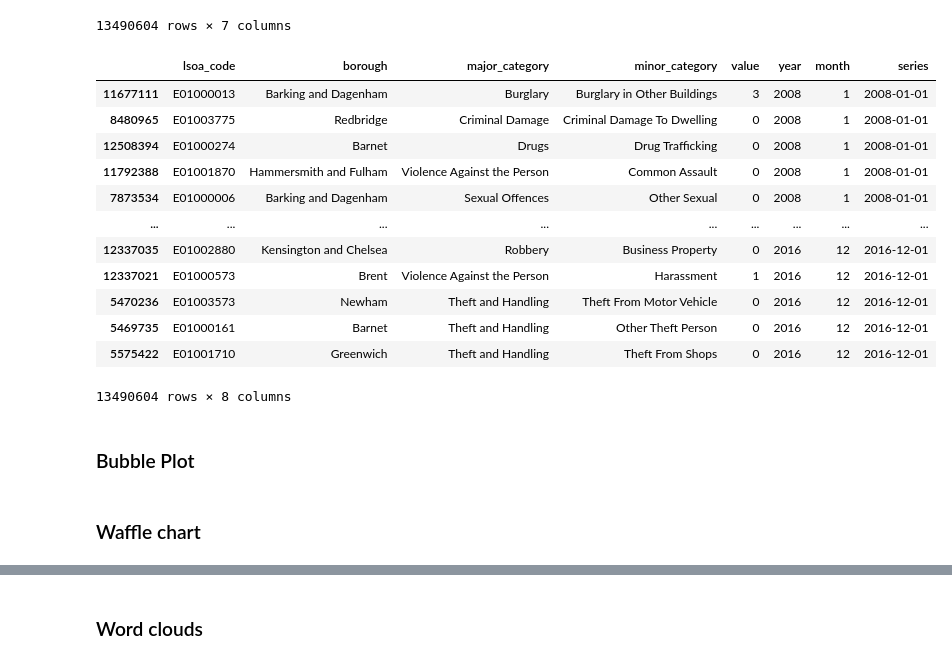
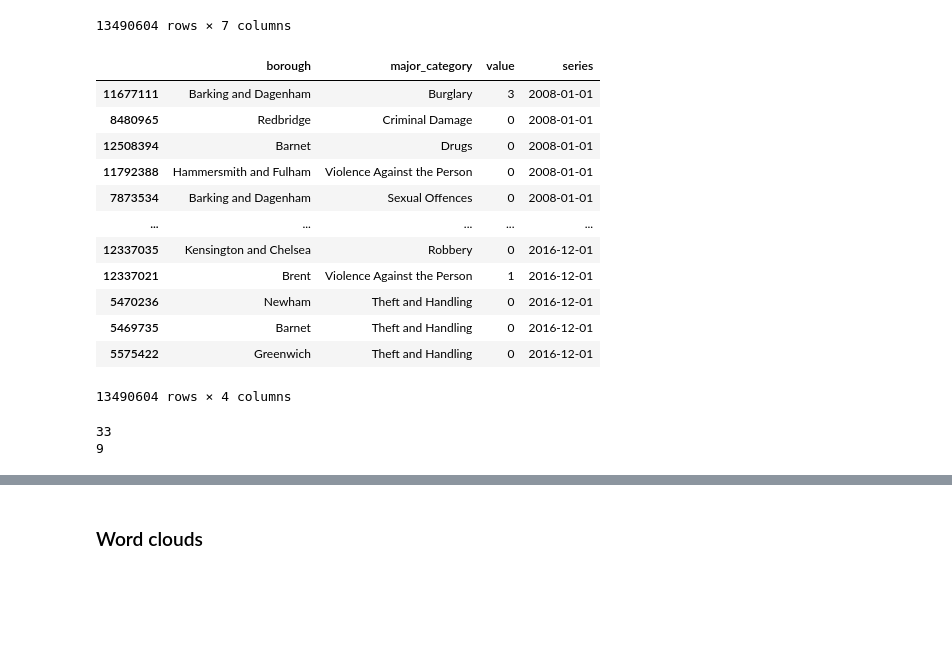
Before and after one commit to margo-waluyo/PYTN_Assgn_1_4_Setiawan-Margo-Waluyo, a Jupyter notebook: PYTN_Assgn_1_4_Setiawan-Margo-Waluyo.ipynb, the cells around one changed output, grey strips where cells are left out. Cells and saved outputs as stored; diff of their text form; code cells hidden in the pictures; blank space fills up the shorter version.

```diff
--- a/PYTN_Assgn_1_4_Setiawan-Margo-Waluyo.ipynb
+++ b/PYTN_Assgn_1_4_Setiawan-Margo-Waluyo.ipynb
@@ -364,21 +357,21 @@ london_crime
 # %%
 london_crime = data_asli.copy()
 
 london_crime['series'] = pd.to_datetime(london_crime['year'].astype(str) + "-" + london_crime['month'].astype(str))
 london_crime =  london_crime.sort_values('series', ascending=True)
-
+london_crime = london_crime.drop(['lsoa_code','minor_category', 'year', 'month'], axis=1)
 london_crime
 # %% [output]
-|  | lsoa_code | borough | major_category | minor_category | value | year | month | series |
-| 11677111 | E01000013 | Barking and Dagenham | Burglary | Burglary in Other Buildings | 3 | 2008 | 1 | 2008-01-01 |
-| 8480965 | E01003775 | Redbridge | Criminal Damage | Criminal Damage To Dwelling | 0 | 2008 | 1 | 2008-01-01 |
-| 12508394 | E01000274 | Barnet | Drugs | Drug Trafficking | 0 | 2008 | 1 | 2008-01-01 |
-| 11792388 | E01001870 | Hammersmith and Fulham | Violence Against the Person | Common Assault | 0 | 2008 | 1 | 2008-01-01 |
-| 7873534 | E01000006 | Barking and Dagenham | Sexual Offences | Other Sexual | 0 | 2008 | 1 | 2008-01-01 |
-| ... | ... | ... | ... | ... | ... | ... | ... | ... |
-| 12337035 | E01002880 | Kensington and Chelsea | Robbery | Business Property | 0 | 2016 | 12 | 2016-12-01 |
-| 12337021 | E01000573 | Brent | Violence Against the Person | Harassment | 1 | 2016 | 12 | 2016-12-01 |
-| 5470236 | E01003573 | Newham | Theft and Handling | Theft From Motor Vehicle | 0 | 2016 | 12 | 2016-12-01 |
-| 5469735 | E01000161 | Barnet | Theft and Handling | Other Theft Person | 0 | 2016 | 12 | 2016-12-01 |
-| 5575422 | E01001710 | Greenwich | Theft and Handling | Theft From Shops | 0 | 2016 | 12 | 2016-12-01 |
+|  | borough | major_category | value | series |
+| 11677111 | Barking and Dagenham | Burglary | 3 | 2008-01-01 |
+| 8480965 | Redbridge | Criminal Damage | 0 | 2008-01-01 |
+| 12508394 | Barnet | Drugs | 0 | 2008-01-01 |
+| 11792388 | Hammersmith and Fulham | Violence Against the Person | 0 | 2008-01-01 |
+| 7873534 | Barking and Dagenham | Sexual Offences | 0 | 2008-01-01 |
+| ... | ... | ... | ... | ... |
+| 12337035 | Kensington and Chelsea | Robbery | 0 | 2016-12-01 |
+| 12337021 | Brent | Violence Against the Person | 1 | 2016-12-01 |
+| 5470236 | Newham | Theft and Handling | 0 | 2016-12-01 |
+| 5469735 | Barnet | Theft and Handling | 0 | 2016-12-01 |
+| 5575422 | Greenwich | Theft and Handling | 0 | 2016-12-01 |
-13490604 rows × 8 columns
+13490604 rows × 4 columns
@@ -388,4 +378,9 @@ london_crime
-# %% [markdown]
-### Bubble Plot
-# %% [markdown]
-### Waffle chart
+# %%
+unique_count = len(london_crime['borough'].unique())
+print(unique_count)
+
+unique_count = len(london_crime['major_category'].unique())
+print(unique_count)
+# %% [output]
+33
+9
```
Also changed, not shown: parts of 6 cells of this notebook.
